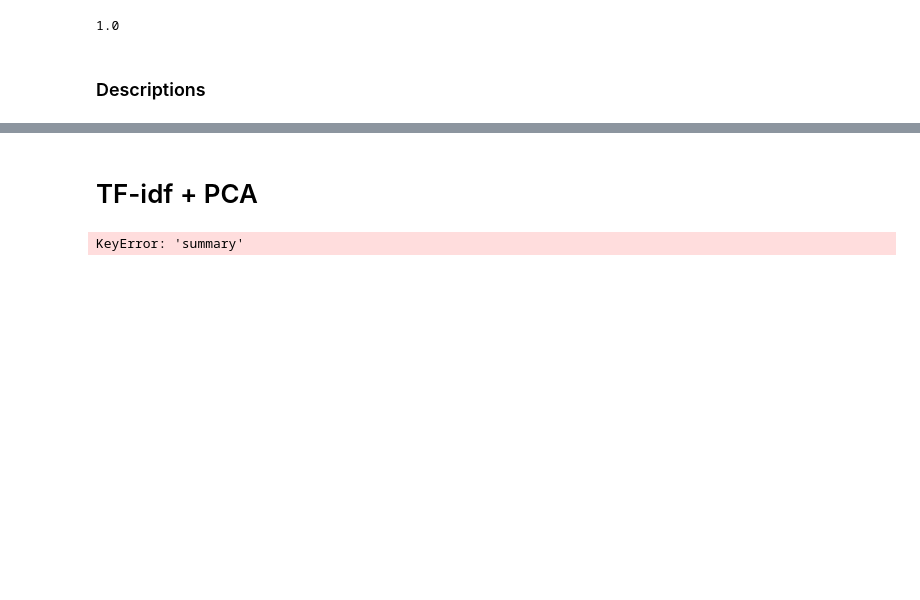
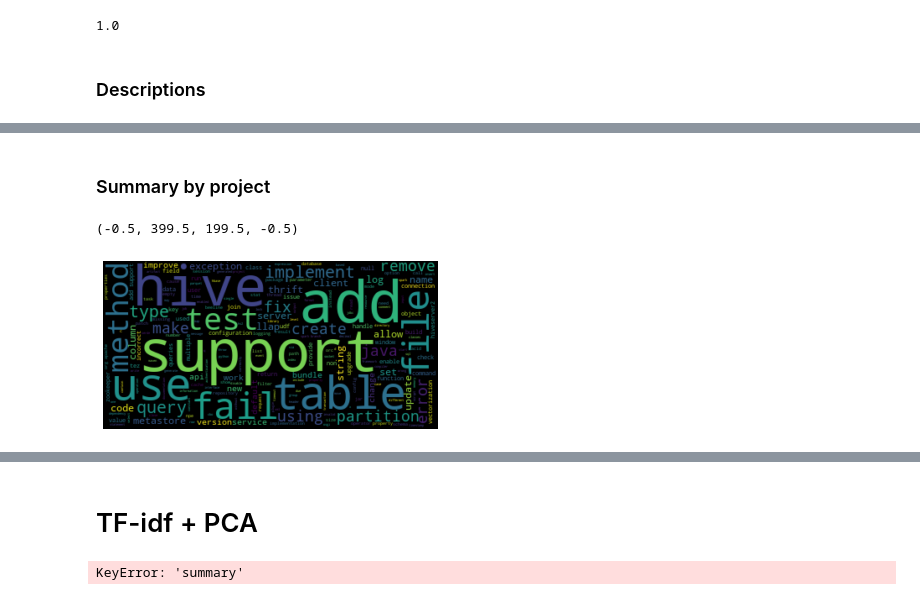
Before and after one commit to raulhigueras/tech-debt-NLP-analysis, a Jupyter notebook: notebooks/explore-v2.ipynb, the cells around one changed output, grey strips where cells are left out. Saved outputs shown, nothing was run; the diff lists cells and outputs as text; code cells hidden in the pictures; blank space fills up the shorter version.

```diff
--- a/notebooks/explore-v2.ipynb
+++ b/notebooks/explore-v2.ipynb
@@ -202,0 +203,28 @@ plt.axis("off")
+# %% [markdown]
+### Summary by project
+# %%
+#heavy1['summary_length'] = heavy1['summary'].apply(lambda x: len(x.split(" ")))
+theavy1 = heavy1.copy()
+theavy1['duration'] = durations
+theavy1 = theavy1[theavy1['duration'] > 0]
+
+theavy1['perc25'] = theavy1.groupby('PROJECT_ID').duration.transform(lambda x: x.quantile(0.25))
+theavy1['perc50'] = theavy1.groupby('PROJECT_ID').duration.transform(lambda x: x.quantile(0.50))
+theavy1['perc75'] = theavy1.groupby('PROJECT_ID').duration.transform(lambda x: x.quantile(0.75))
+
+
+
+text_data = theavy1[["SUMMARY", "duration", "perc25", "perc50", "perc75"]].copy()
+text_data = text_data[text_data['duration'] > 0].copy()
+txt1 = " ".join(list(text_data[text_data['duration'] >= text_data['perc75']].copy()['SUMMARY']))
+txt2 = " ".join(list(text_data[text_data['duration'] <= text_data['perc25']].copy()['SUMMARY']))
+
+txt1 = txt1.lower()
+txt2 = txt2.lower()
+
+wc1 = wc.WordCloud().generate(txt1)
+plt.imshow(wc1, interpolation='bilinear')
+plt.axis("off")
+# %% [output]
+(-0.5, 399.5, 199.5, -0.5)
+[figure, added]
```
Also changed, not shown: parts of 6 cells of this notebook.
